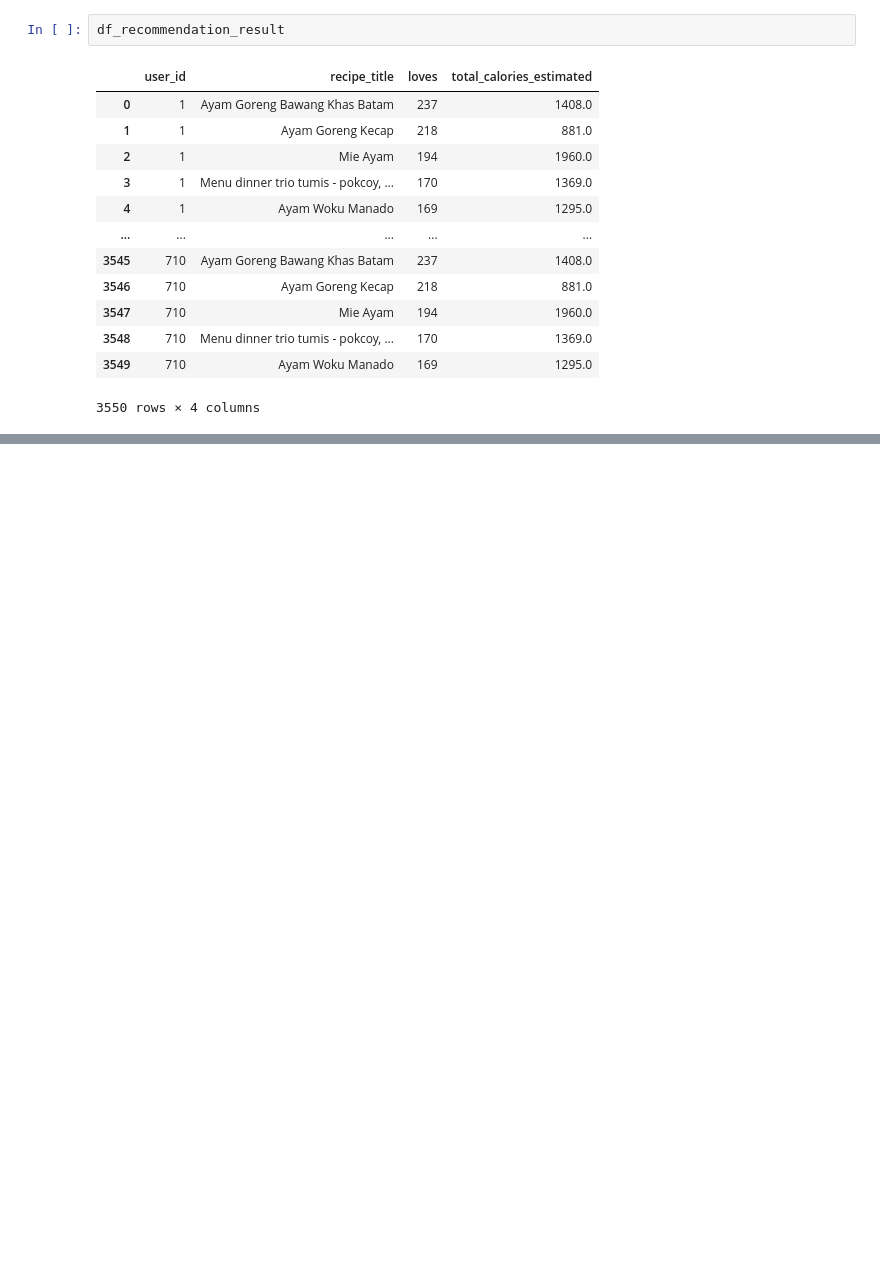
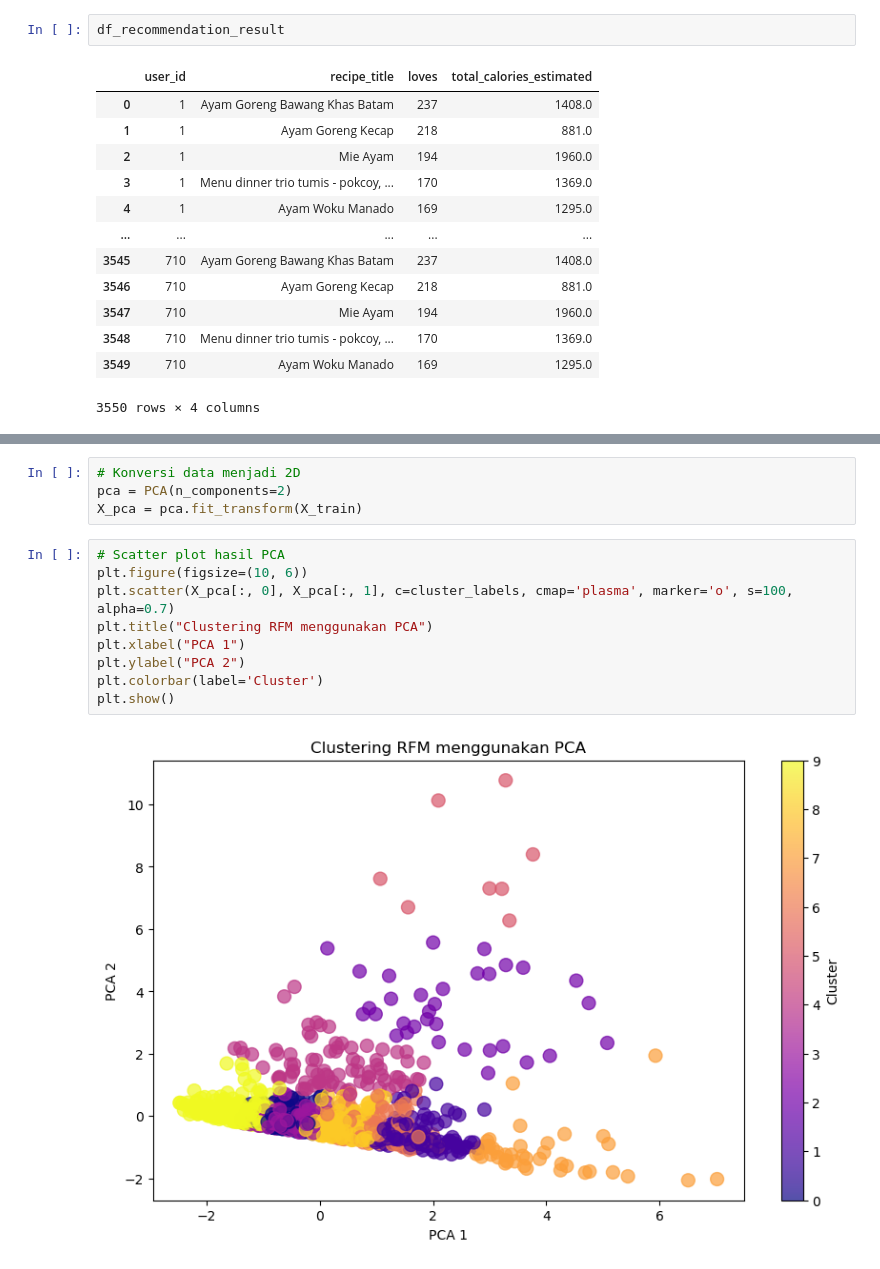
Before and after one commit to Fajrimughni/Final_Project_Fajri, a Jupyter notebook: master.ipynb, the cells around one changed output, grey strips where cells are left out. Saved outputs shown, nothing was run; the diff lists cells and outputs as text; blank space fills up the shorter version.

```diff
--- a/master.ipynb
+++ b/master.ipynb
@@ -630,0 +771,15 @@ def recommend_recipe(user, df_recipe_revised):
+# %%
+# Konversi data menjadi 2D
+pca = PCA(n_components=2)
+X_pca = pca.fit_transform(X_train)
+# %%
+# Scatter plot hasil PCA
+plt.figure(figsize=(10, 6))
+plt.scatter(X_pca[:, 0], X_pca[:, 1], c=cluster_labels, cmap='plasma', marker='o', s=100, alpha=0.7)
+plt.title("Clustering RFM menggunakan PCA")
+plt.xlabel("PCA 1")
+plt.ylabel("PCA 2")
+plt.colorbar(label='Cluster')
+plt.show()
+# %% [output]
+[figure, added]
```
Also changed, not shown: parts of 47 cells of this notebook, 4 other files.
